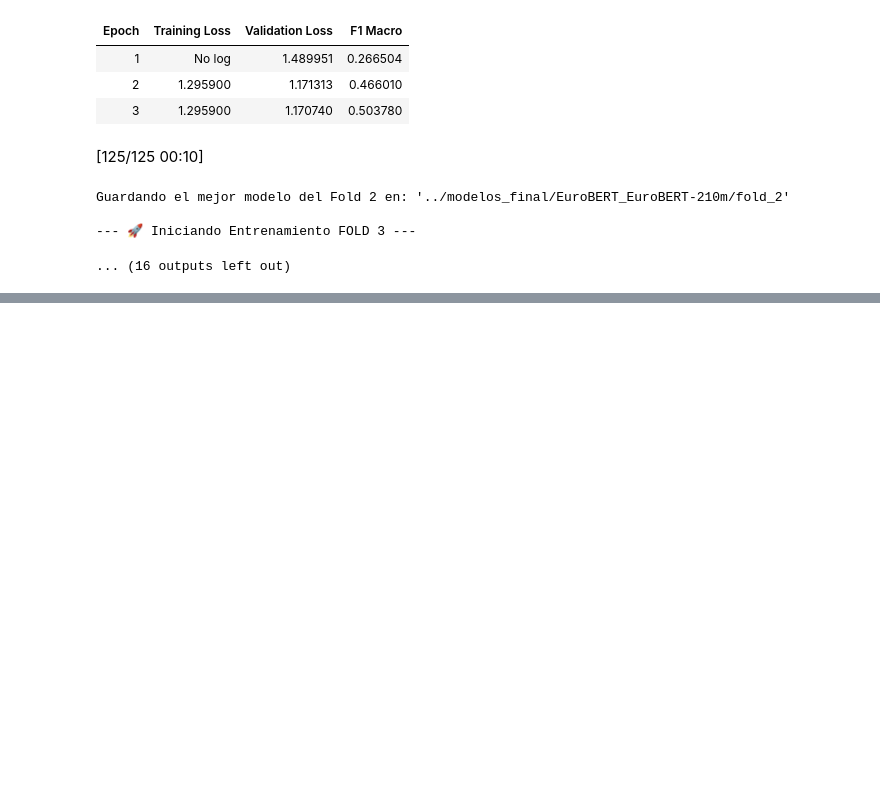
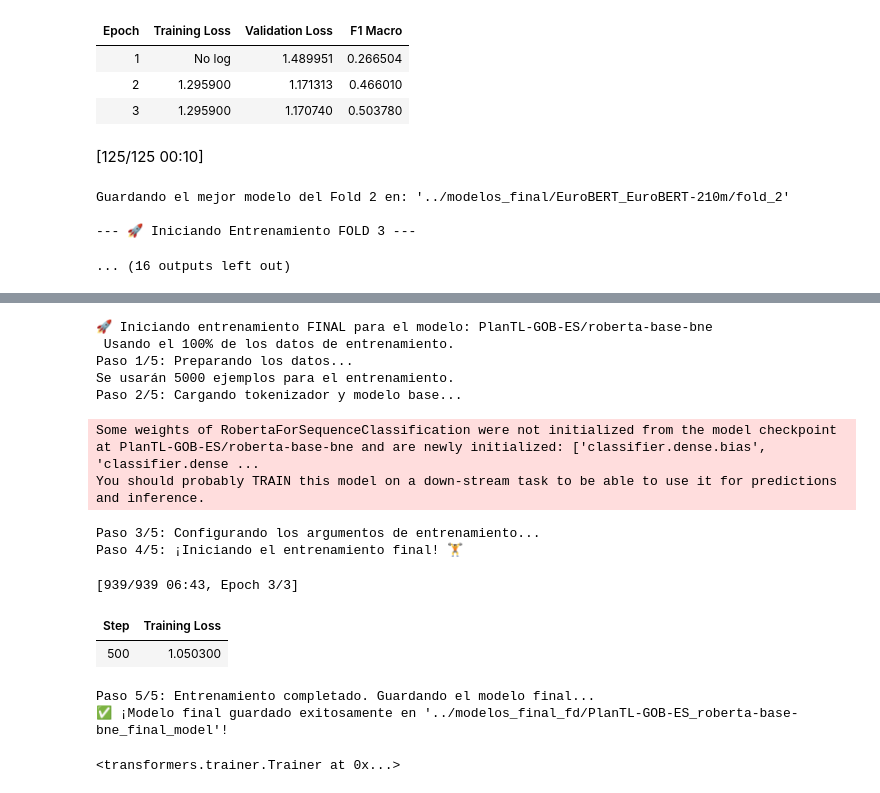
Before and after one commit to Joafp/Desafio_NLP_UNAM, a Jupyter notebook: notebooks/entrenamiento_modelos.ipynb, the cells around one changed output, grey strips where cells are left out. Cells and saved outputs as stored; diff of their text form; code cells hidden in the pictures; blank space fills up the shorter version.

```diff
--- a/notebooks/entrenamiento_modelos.ipynb
+++ b/notebooks/entrenamiento_modelos.ipynb
@@ -226,0 +281,18 @@ Guardando el mejor modelo del Fold 2 en: '../modelos_final/EuroBERT_EuroBERT-210
+# %%
+train_on_full_dataset(df_train, model_name='PlanTL-GOB-ES/roberta-base-bne', text_column='Review', output_base_dir='../modelos_final_fd')
+# %% [output]
+🚀 Iniciando entrenamiento FINAL para el modelo: PlanTL-GOB-ES/roberta-base-bne
+ Usando el 100% de los datos de entrenamiento.
+Paso 1/5: Preparando los datos...
+Se usarán 5000 ejemplos para el entrenamiento.
+Paso 2/5: Cargando tokenizador y modelo base...
+Some weights of RobertaForSequenceClassification were not initialized from the model checkpoint at PlanTL-GOB-ES/roberta-base-bne and are newly initialized: ['classifier.dense.bias', 'classifier.dense ...
+You should probably TRAIN this model on a down-stream task to be able to use it for predictions and inference.
+Paso 3/5: Configurando los argumentos de entrenamiento...
+Paso 4/5: ¡Iniciando el entrenamiento final! 🏋️
+[939/939 06:43, Epoch 3/3]
+| Step | Training Loss |
+| 500 | 1.050300 |
+Paso 5/5: Entrenamiento completado. Guardando el modelo final...
+✅ ¡Modelo final guardado exitosamente en '../modelos_final_fd/PlanTL-GOB-ES_roberta-base-bne_final_model'!
+<transformers.trainer.Trainer at 0x...>
```
Also changed, not shown: parts of 7 cells of this notebook, 2 other files.
